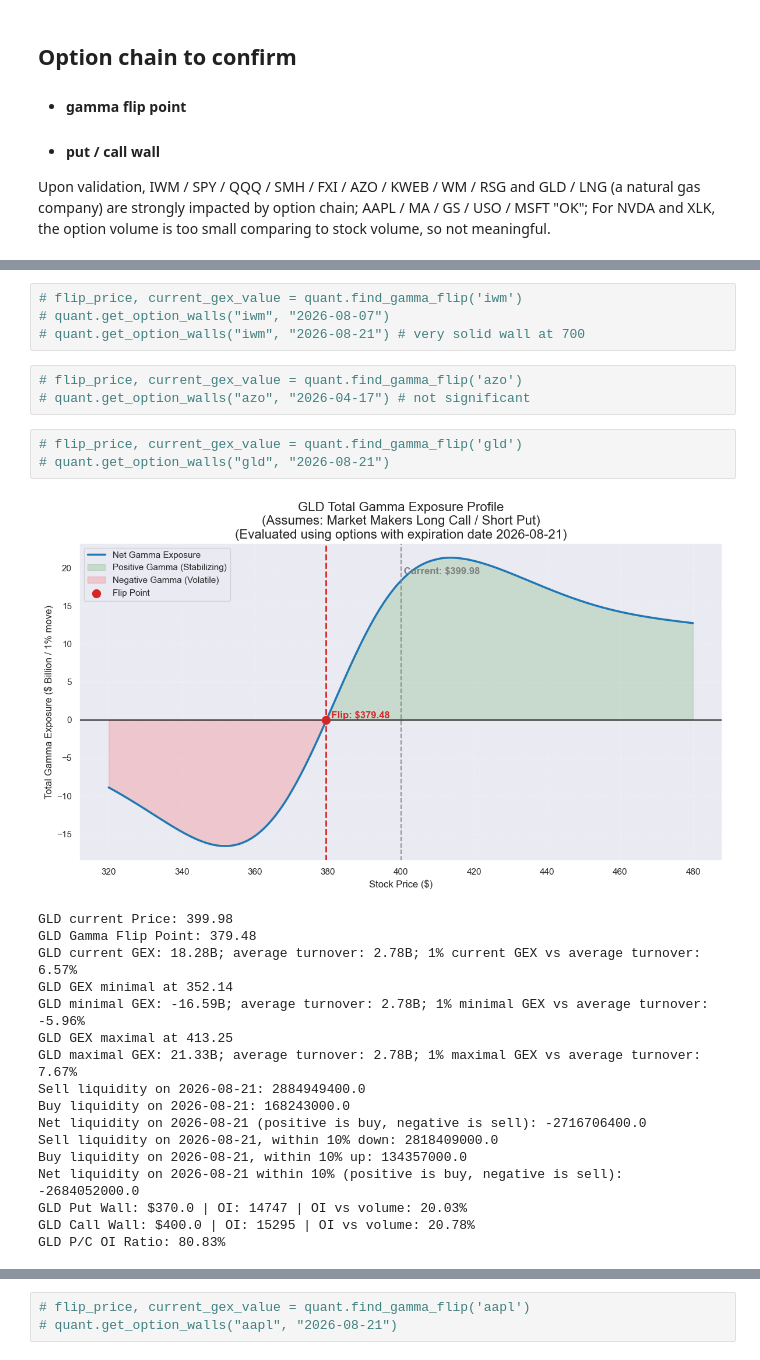
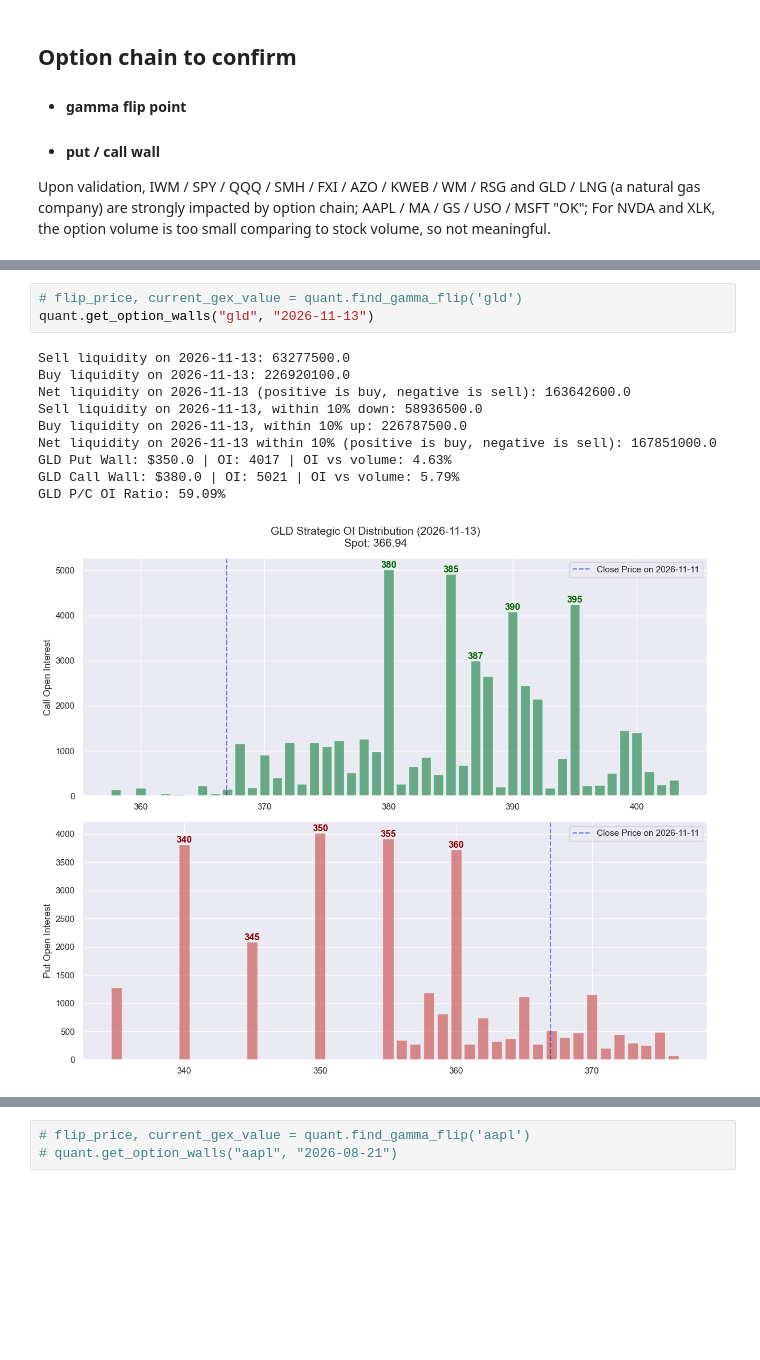
Before and after one commit to Yuchen-Peng/trading_strategy, a Jupyter notebook: notebooks/Quantitative_model.ipynb, the cells around one changed output, grey strips where cells are left out. Saved outputs shown, nothing was run; the diff lists cells and outputs as text; blank space fills up the shorter version.

```diff
--- a/notebooks/Quantitative_model.ipynb
+++ b/notebooks/Quantitative_model.ipynb
@@ -237,28 +176,14 @@ QQQ P/C OI Ratio: 132.39%
-# %%
-# flip_price, current_gex_value = quant.find_gamma_flip('iwm')
-# quant.get_option_walls("iwm", "2026-08-07")
-# quant.get_option_walls("iwm", "2026-08-21") # very solid wall at 700
-# %%
-# flip_price, current_gex_value = quant.find_gamma_flip('azo')
-# quant.get_option_walls("azo", "2026-04-17") # not significant
 # %%
 # flip_price, current_gex_value = quant.find_gamma_flip('gld')
-# quant.get_option_walls("gld", "2026-08-21")
+quant.get_option_walls("gld", "2026-11-13")
 # %% [output]
+Sell liquidity on 2026-11-13: 63277500.0
+Buy liquidity on 2026-11-13: 226920100.0
+Net liquidity on 2026-11-13 (positive is buy, negative is sell): 163642600.0
+Sell liquidity on 2026-11-13, within 10% down: 58936500.0
+Buy liquidity on 2026-11-13, within 10% up: 226787500.0
+Net liquidity on 2026-11-13 within 10% (positive is buy, negative is sell): 167851000.0
+GLD Put Wall: $350.0 | OI: 4017 | OI vs volume: 4.63%
+GLD Call Wall: $380.0 | OI: 5021 | OI vs volume: 5.79%
+GLD P/C OI Ratio: 59.09%
-[figure, old version]
+[figure, new version]
-GLD current Price: 399.98
-GLD Gamma Flip Point: 379.48
-GLD current GEX: 18.28B; average turnover: 2.78B; 1% current GEX vs average turnover: 6.57%
-GLD GEX minimal at 352.14
-GLD minimal GEX: -16.59B; average turnover: 2.78B; 1% minimal GEX vs average turnover: -5.96%
-GLD GEX maximal at 413.25
-GLD maximal GEX: 21.33B; average turnover: 2.78B; 1% maximal GEX vs average turnover: 7.67%
-Sell liquidity on 2026-08-21: 2884949400.0
-Buy liquidity on 2026-08-21: 168243000.0
-Net liquidity on 2026-08-21 (positive is buy, negative is sell): -2716706400.0
-Sell liquidity on 2026-08-21, within 10% down: 2818409000.0
-Buy liquidity on 2026-08-21, within 10% up: 134357000.0
-Net liquidity on 2026-08-21 within 10% (positive is buy, negative is sell): -2684052000.0
-GLD Put Wall: $370.0 | OI: 14747 | OI vs volume: 20.03%
-GLD Call Wall: $400.0 | OI: 15295 | OI vs volume: 20.78%
-GLD P/C OI Ratio: 80.83%
```
Also changed, not shown: parts of 16 cells of this notebook, 4 other files.
